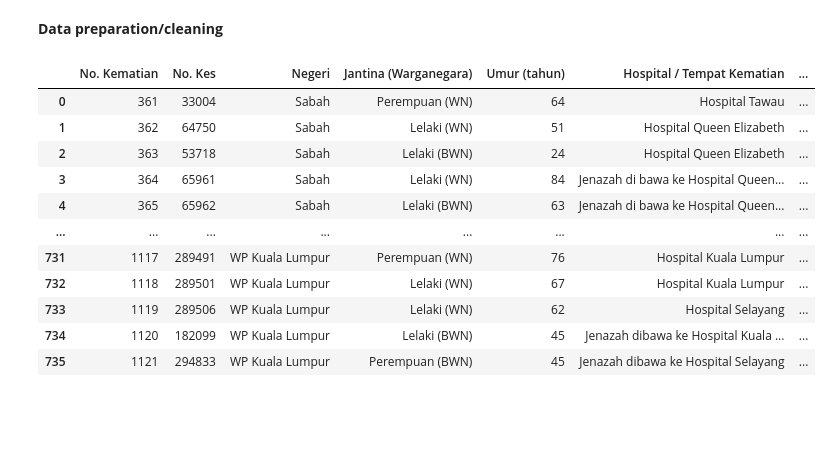
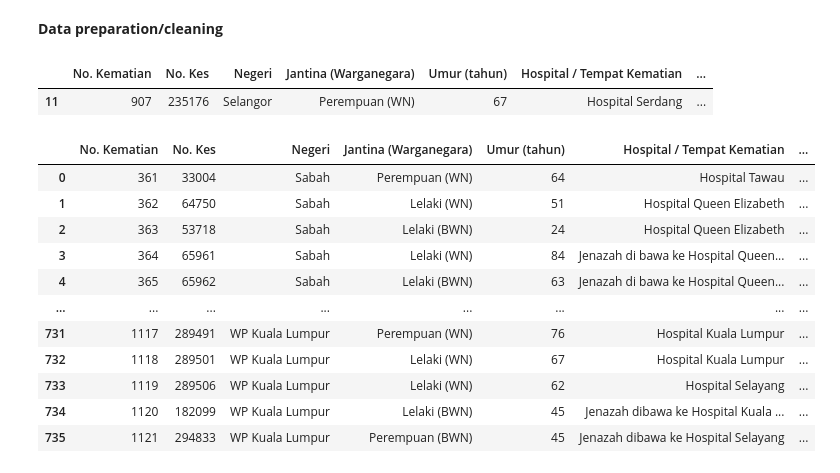
Before and after one commit to ashamril/Text-Analytics, a Jupyter notebook: Malaysia_Covid19_Ringkasan_Kematian_web_scrapping.ipynb, the cells around one changed output. Cells and saved outputs as stored; diff of their text form; code cells hidden in the pictures; blank space fills up the shorter version.

```diff
--- a/Malaysia_Covid19_Ringkasan_Kematian_web_scrapping.ipynb
+++ b/Malaysia_Covid19_Ringkasan_Kematian_web_scrapping.ipynb
@@ -128,6 +128,11 @@ print(uniqDate)
 **Data preparation/cleaning**
 # %%
 dfAll.columns=["No. Kematian", "No. Kes", "Negeri", "Jantina (Warganegara)", "Umur (tahun)", "Hospital / Tempat Kematian", "Latar Belakang", "Tarikh Kematian"]
+# %%
+dfAll.loc[dfAll["Latar Belakang"].str.contains('buang', flags=re.IGNORECASE)]
+# %% [output]
+|  | No. Kematian | No. Kes | Negeri | Jantina (Warganegara) | Umur (tahun) | Hospital / Tempat Kematian | ... |
+| 11 | 907 | 235176 | Selangor | Perempuan (WN) | 67 | Hospital Serdang | ... |
 # %%
 df_filtered = dfAll[dfAll['No. Kematian'] != 'No. Kematian']
 # %%
```
Also changed, not shown: parts of 3 cells of this notebook.
